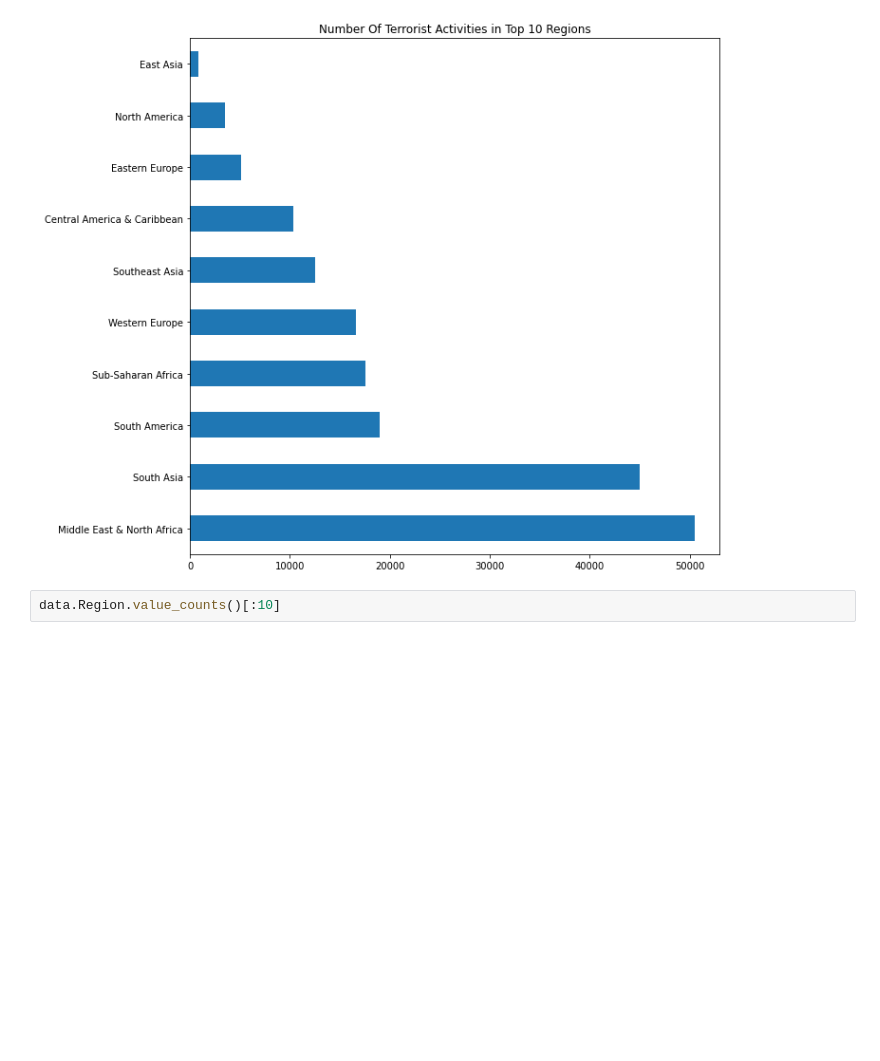
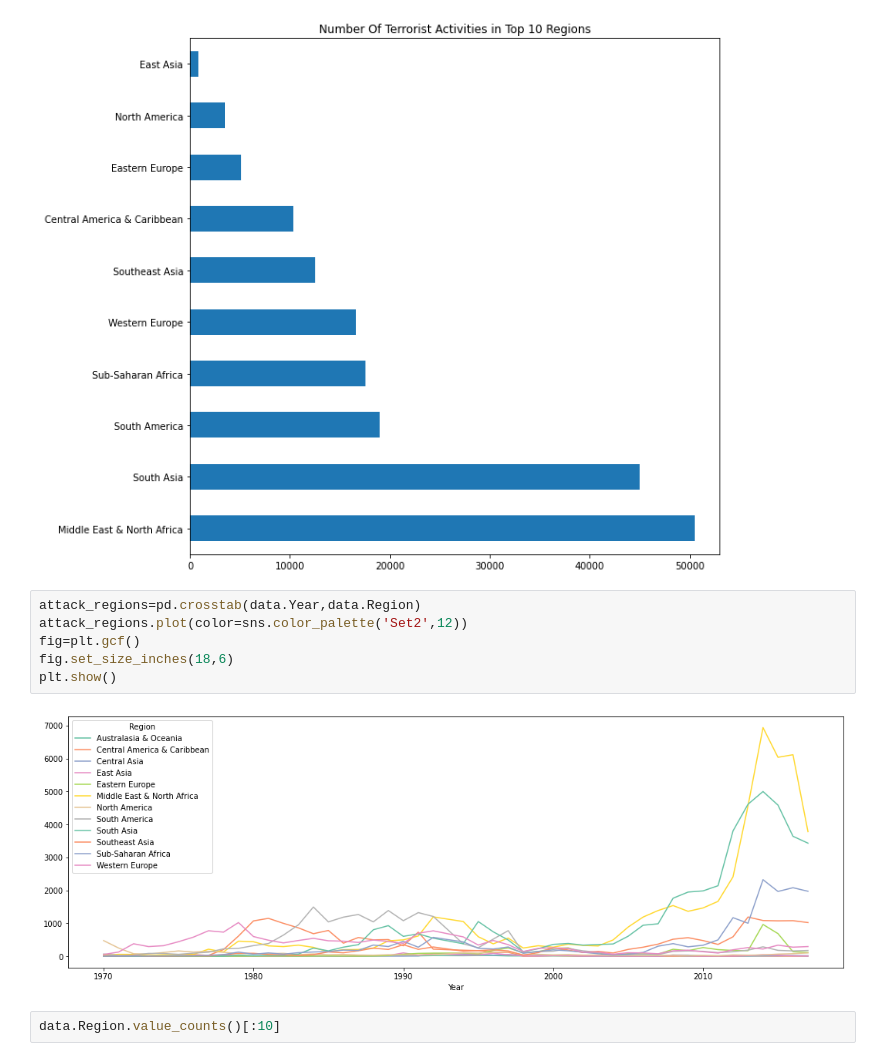
Before and after one commit to himanshukhasdev/Global-Terrorism-Analysis, a Jupyter notebook: Himanshu_Khasdev_Global_Terrorism_Analysis_Capstone_Project.ipynb, the cells around one changed output. Drawn from its saved outputs; the diff is of its cells as text; blank space fills up the shorter version.

```diff
--- a/Himanshu_Khasdev_Global_Terrorism_Analysis_Capstone_Project.ipynb
+++ b/Himanshu_Khasdev_Global_Terrorism_Analysis_Capstone_Project.ipynb
@@ -409,6 +409,14 @@ plt.title('Number Of Terrorist Activities in Top 10 Regions')
 # %% [output]
 Text(0.5, 1.0, 'Number Of Terrorist Activities in Top 10 Regions')
 [figure]
+# %%
+attack_regions=pd.crosstab(data.Year,data.Region)
+attack_regions.plot(color=sns.color_palette('Set2',12))
+fig=plt.gcf()
+fig.set_size_inches(18,6)
+plt.show()
+# %% [output]
+[figure, added]
 # %%
 data.Region.value_counts()[:10]
 # %% [output]
```
Also changed, not shown: parts of 9 cells of this notebook.
